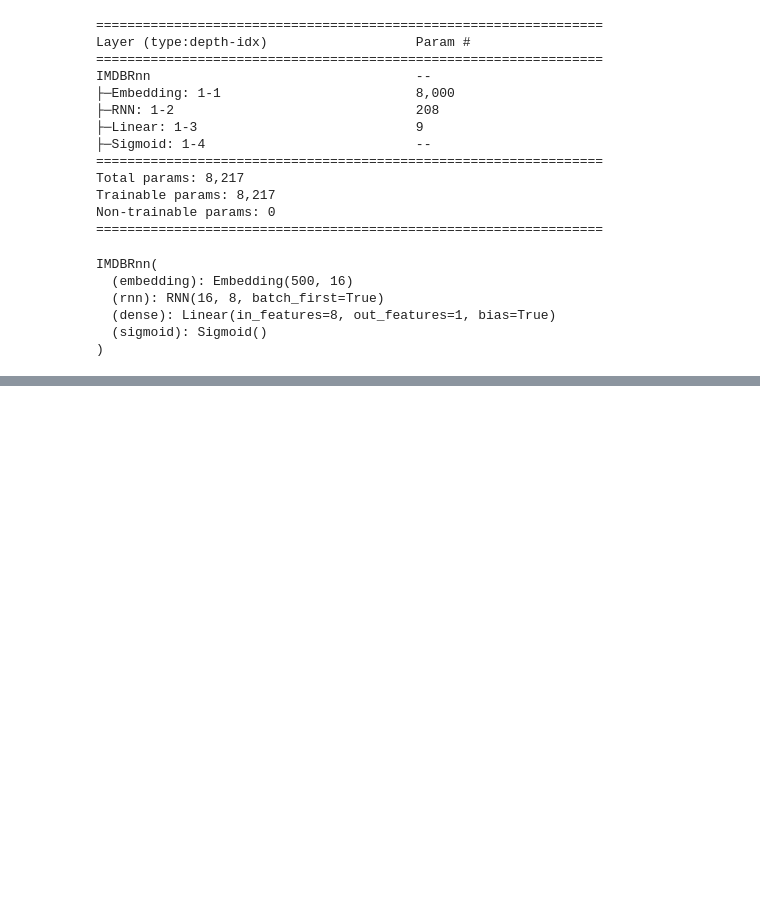
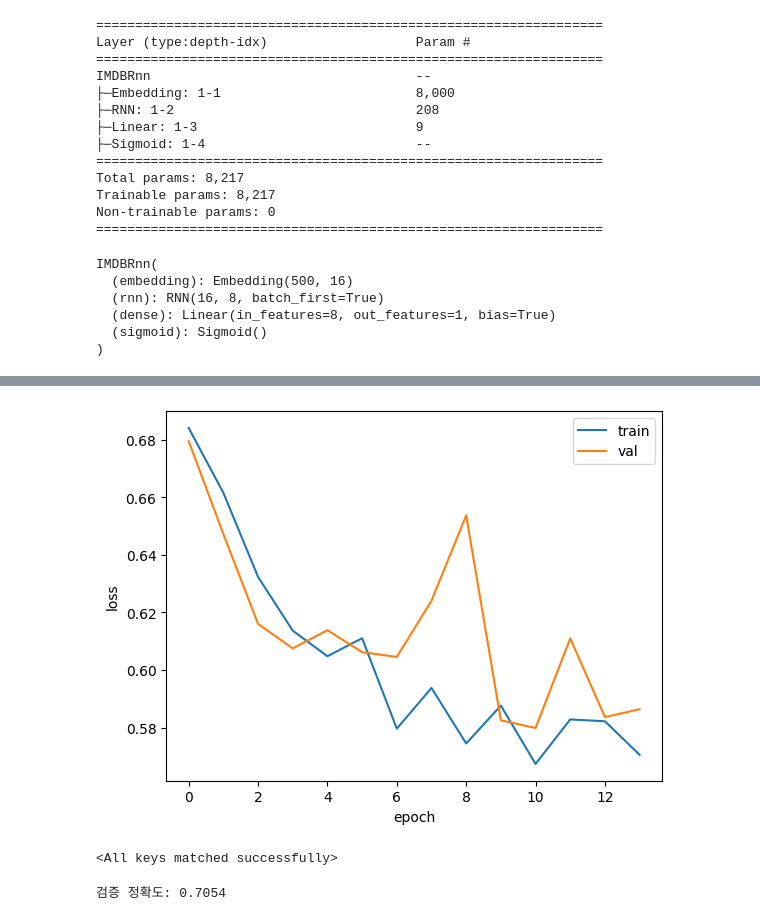
Before and after one commit to yonggyo1125/ai_class_source, a Jupyter notebook: 10. 핀테크 대체데이터분석(자연어처리)/source/day01/ex03.ipynb, the cells around one changed output, grey strips where cells are left out. Saved outputs shown, nothing was run; the diff lists cells and outputs as text; code cells hidden in the pictures; blank space fills up the shorter version.

```diff
--- a/10. 핀테크 대체데이터분석(자연어처리)/source/day01/ex03.ipynb
+++ b/10. 핀테크 대체데이터분석(자연어처리)/source/day01/ex03.ipynb
@@ -148,0 +163,29 @@ KeyboardInterrupt:
+# %%
+import matplotlib.pyplot as plt
+
+plt.plot(train_hist, label='train')
+plt.plot(val_hist, label='val')
+plt.xlabel('epoch')
+plt.ylabel('loss')
+plt.legend()
+plt.show()
+# %% [output]
+[figure, added]
+# %%
+model.load_state_dict(torch.load('best_rnn_model.pt', weights_only=True))
+# %% [output]
+<All keys matched successfully>
+# %%
+model.eval()
+corrects = 0
+with torch.no_grad():
+    for inputs, targets in val_loader:
+        inputs, targets = inputs.to(device), targets.to(device)
+        outputs = model(inputs)
+        predicts = outputs.squeeze() > 0.5
+        corrects += (predicts == targets).sum().item()
+
+accuracy = corrects / len(val_dataset)
+print(f"검증 정확도: {accuracy:.4f}")
+# %% [output]
+검증 정확도: 0.7054
```
Also changed, not shown: parts of 1 cell of this notebook, 1 other file.
